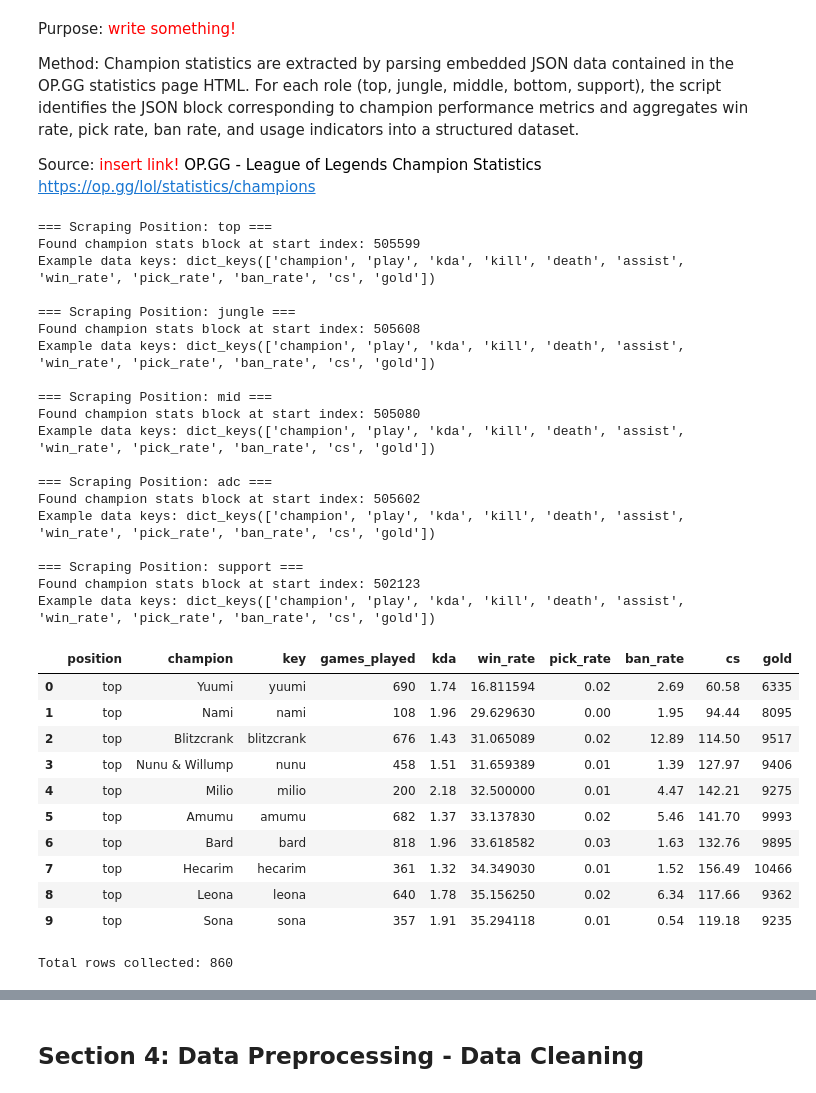
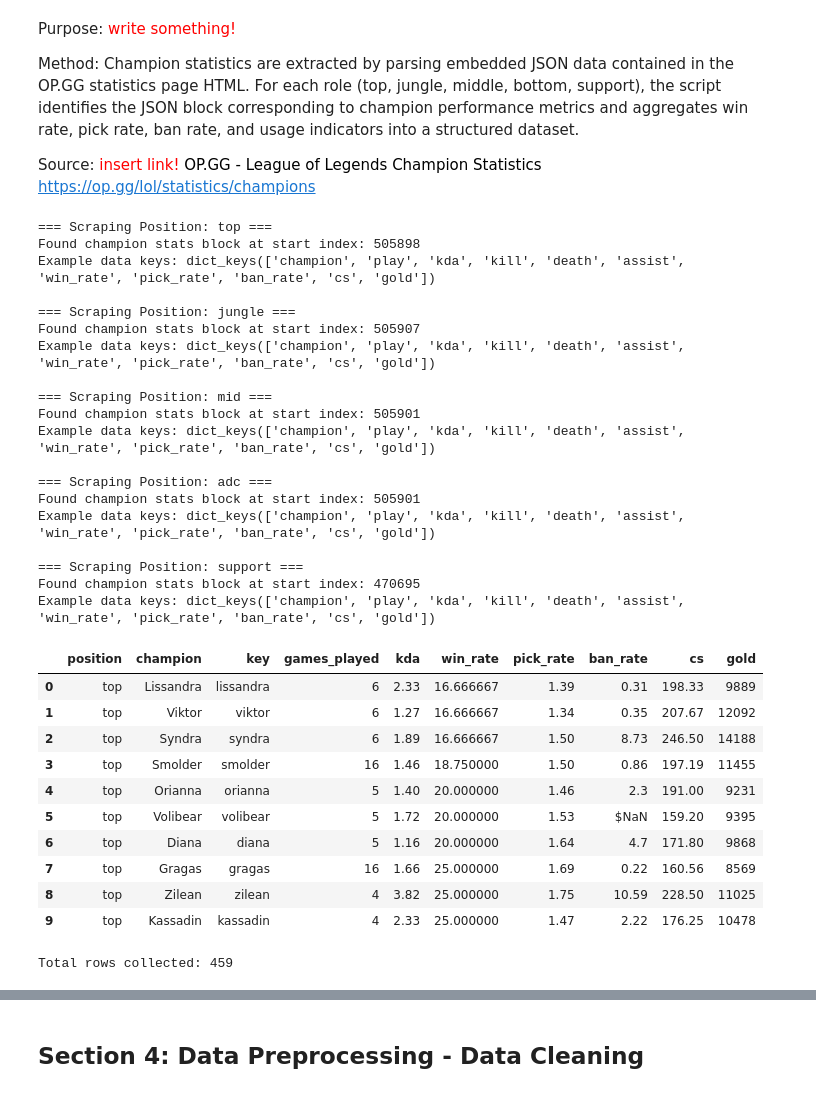
Before and after one commit to lybytes/lol-toxicity-analysis, a Jupyter notebook: ST445_Project_Main v2.ipynb, the cells around one changed output, grey strips where cells are left out. Drawn from its saved outputs; the diff is of its cells as text; code cells hidden in the pictures.

```diff
--- a/ST445_Project_Main v2.ipynb
+++ b/ST445_Project_Main v2.ipynb
@@ -315,10 +315,10 @@ Source: <font color="red"> insert link!<font color="black">
 OP.GG - League of Legends Champion Statistics
 https://op.gg/lol/statistics/champions
 # %%
-# import requests
-# import time
-# import json
-# import pandas as pd
+import requests
+import time
+import json
+import pandas as pd
 
 BASE_URL = "https://op.gg/lol/statistics/champions"
 REGION = "na"  # Only used for the request parameters
@@ -339,7 +339,7 @@ for pos in POSITIONS:
 
     res = requests.get(
         BASE_URL,
-        params={"region": REGION, "position": pos},
+        params={"region": REGION, "position": pos, "tier": "challenger"},
         headers=headers,
         timeout=20,
     )
@@ -420,50 +420,46 @@ for pos in POSITIONS:
 
     # Respectful pause to prevent rate limiting
     time.sleep(0.4)
 
 # Create and organize the DataFrame
 df = pd.DataFrame(all_rows)
 df = df[
     ["position", "champion", "key",
      "games_played", "kda", "win_rate", "pick_rate", "ban_rate",
      "cs", "gold"]
 ]
 
 display(df.head(10))
 print("Total rows collected:", len(df))
-
-# Save to CSV for analysis
-# df.to_csv("opgg_champions_all_positions_na.csv", index=False)
-# print("Saved file: opgg_champions_all_positions_na.csv")
 # %% [output]
 === Scraping Position: top ===
-Found champion stats block at start index: 505599
+Found champion stats block at start index: 505898
 Example data keys: dict_keys(['champion', 'play', 'kda', 'kill', 'death', 'assist', 'win_rate', 'pick_rate', 'ban_rate', 'cs', 'gold'])
 
 === Scraping Position: jungle ===
-Found champion stats block at start index: 505608
+Found champion stats block at start index: 505907
 Example data keys: dict_keys(['champion', 'play', 'kda', 'kill', 'death', 'assist', 'win_rate', 'pick_rate', 'ban_rate', 'cs', 'gold'])
 
 === Scraping Position: mid ===
-Found champion stats block at start index: 505080
+Found champion stats block at start index: 505901
 Example data keys: dict_keys(['champion', 'play', 'kda', 'kill', 'death', 'assist', 'win_rate', 'pick_rate', 'ban_rate', 'cs', 'gold'])
 
 === Scraping Position: adc ===
-Found champion stats block at start index: 505602
+Found champion stats block at start index: 505901
 Example data keys: dict_keys(['champion', 'play', 'kda', 'kill', 'death', 'assist', 'win_rate', 'pick_rate', 'ban_rate', 'cs', 'gold'])
 
 === Scraping Position: support ===
-Found champion stats block at start index: 502123
+Found champion stats block at start index: 470695
 Example data keys: dict_keys(['champion', 'play', 'kda', 'kill', 'death', 'assist', 'win_rate', 'pick_rate', 'ban_rate', 'cs', 'gold'])
 |  | position | champion | key | games_played | kda | win_rate | pick_rate | ban_rate | cs | gold |
-| 0 | top | Yuumi | yuumi | 690 | 1.74 | 16.811594 | 0.02 | 2.69 | 60.58 | 6335 |
-| 1 | top | Nami | nami | 108 | 1.96 | 29.629630 | 0.00 | 1.95 | 94.44 | 8095 |
-| 2 | top | Blitzcrank | blitzcrank | 676 | 1.43 | 31.065089 | 0.02 | 12.89 | 114.50 | 9517 |
-| 3 | top | Nunu & Willump | nunu | 458 | 1.51 | 31.659389 | 0.01 | 1.39 | 127.97 | 9406 |
-| 4 | top | Milio | milio | 200 | 2.18 | 32.500000 | 0.01 | 4.47 | 142.21 | 9275 |
-| 5 | top | Amumu | amumu | 682 | 1.37 | 33.137830 | 0.02 | 5.46 | 141.70 | 9993 |
-| 6 | top | Bard | bard | 818 | 1.96 | 33.618582 | 0.03 | 1.63 | 132.76 | 9895 |
-| 7 | top | Hecarim | hecarim | 361 | 1.32 | 34.349030 | 0.01 | 1.52 | 156.49 | 10466 |
-| 8 | top | Leona | leona | 640 | 1.78 | 35.156250 | 0.02 | 6.34 | 117.66 | 9362 |
-| 9 | top | Sona | sona | 357 | 1.91 | 35.294118 | 0.01 | 0.54 | 119.18 | 9235 |
+| 0 | top | Lissandra | lissandra | 6 | 2.33 | 16.666667 | 1.39 | 0.31 | 198.33 | 9889 |
+| 1 | top | Viktor | viktor | 6 | 1.27 | 16.666667 | 1.34 | 0.35 | 207.67 | 12092 |
+| 2 | top | Syndra | syndra | 6 | 1.89 | 16.666667 | 1.50 | 8.73 | 246.50 | 14188 |
+| 3 | top | Smolder | smolder | 16 | 1.46 | 18.750000 | 1.50 | 0.86 | 197.19 | 11455 |
+| 4 | top | Orianna | orianna | 5 | 1.40 | 20.000000 | 1.46 | 2.3 | 191.00 | 9231 |
+| 5 | top | Volibear | volibear | 5 | 1.72 | 20.000000 | 1.53 | $NaN | 159.20 | 9395 |
+| 6 | top | Diana | diana | 5 | 1.16 | 20.000000 | 1.64 | 4.7 | 171.80 | 9868 |
+| 7 | top | Gragas | gragas | 16 | 1.66 | 25.000000 | 1.69 | 0.22 | 160.56 | 8569 |
+| 8 | top | Zilean | zilean | 4 | 3.82 | 25.000000 | 1.75 | 10.59 | 228.50 | 11025 |
+| 9 | top | Kassadin | kassadin | 4 | 2.33 | 25.000000 | 1.47 | 2.22 | 176.25 | 10478 |
-Total rows collected: 860
+Total rows collected: 459
```
Also changed, not shown: parts of 6 cells of this notebook, 2 other files.
